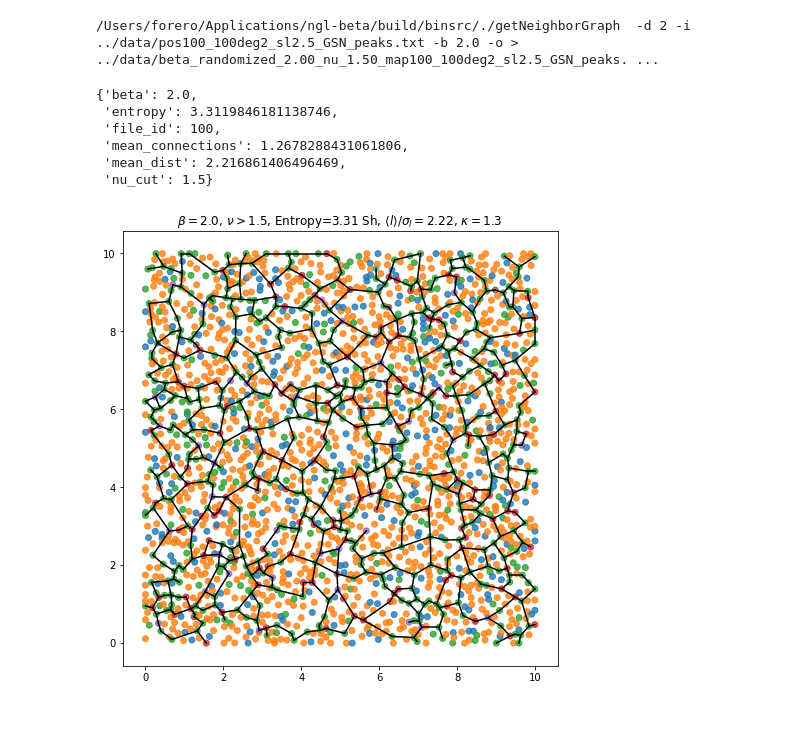
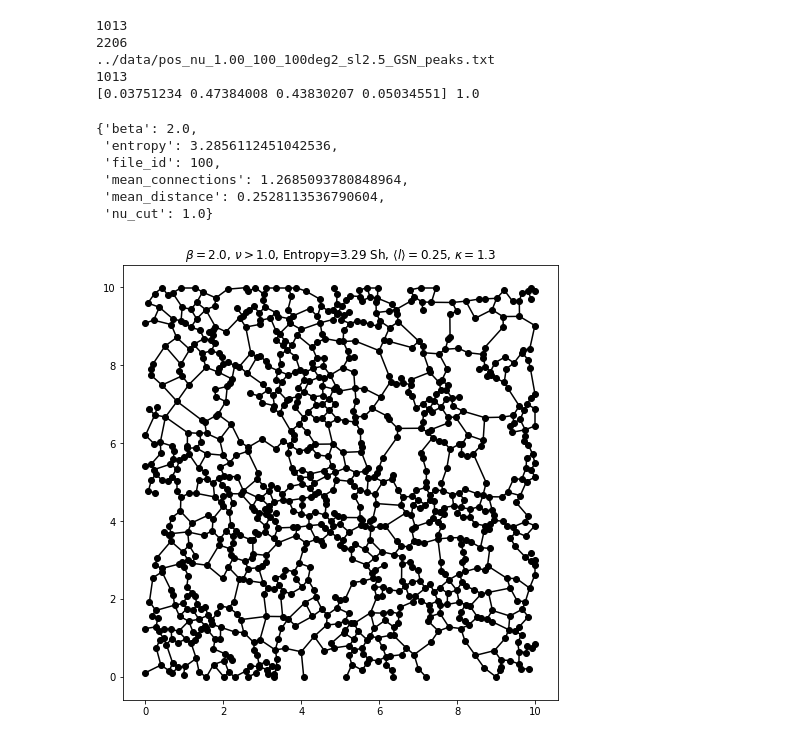
Before and after one commit to forero/SkeletonLensing, a Jupyter notebook: code/entropy.ipynb, the cells around one changed output. Saved outputs shown, nothing was run; the diff lists cells and outputs as text; code cells hidden in the pictures.

```diff
--- a/code/entropy.ipynb
+++ b/code/entropy.ipynb
@@ -98,12 +170,16 @@ def process_file(file_id=100, nu_cut=1.0, beta=1.0, make_plot=False, randomize=F
 # %%
-process_file(nu_cut=1.5, beta=2.0, make_plot=True, randomize=True)
+process_file(nu_cut=1.0, beta=2.0, make_plot=True)
 # %% [output]
-/Users/forero/Applications/ngl-beta/build/binsrc/./getNeighborGraph  -d 2 -i ../data/pos100_100deg2_sl2.5_GSN_peaks.txt -b 2.0 -o > ../data/beta_randomized_2.00_nu_1.50_map100_100deg2_sl2.5_GSN_peaks. ...
+1013
+2206
+../data/pos_nu_1.00_100_100deg2_sl2.5_GSN_peaks.txt
+1013
+[0.03751234 0.47384008 0.43830207 0.05034551] 1.0
 {'beta': 2.0,
- 'entropy': 3.3119846181138746,
+ 'entropy': 3.2856112451042536,
  'file_id': 100,
- 'mean_connections': 1.2678288431061806,
- 'mean_dist': 2.216861406496469,
- 'nu_cut': 1.5}
+ 'mean_connections': 1.2685093780848964,
+ 'mean_distance': 0.2528113536790604,
+ 'nu_cut': 1.0}
-[figure, old version]
+[figure, new version]
 # %%
```
Also changed, not shown: parts of 20 cells of this notebook.
